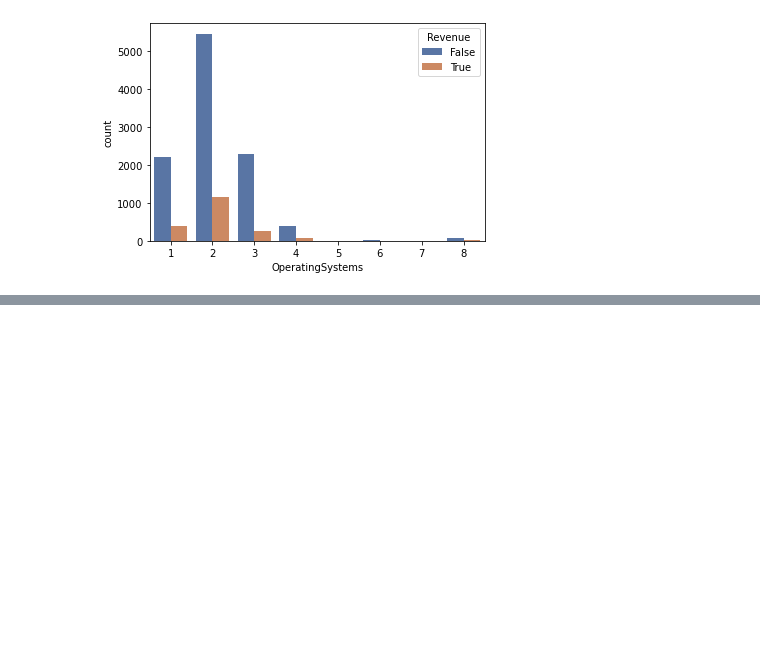
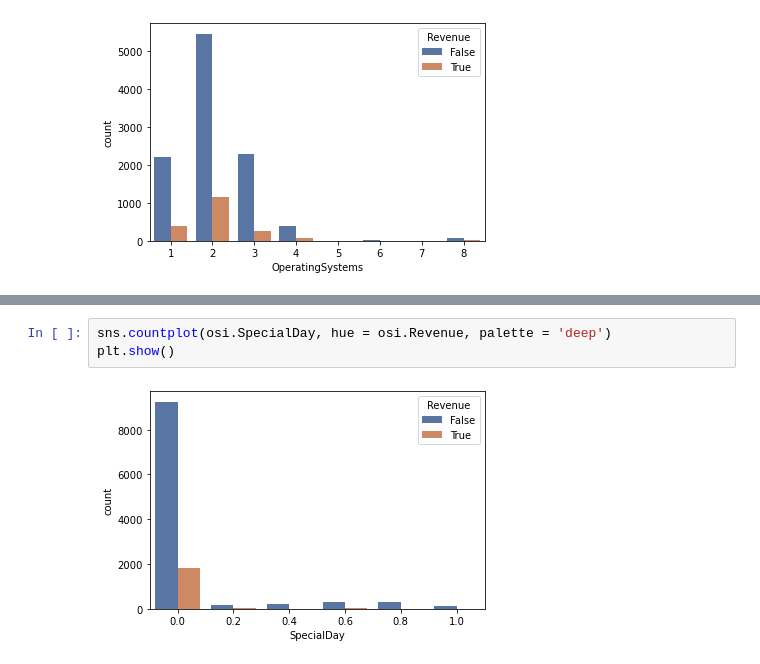
Before and after one commit to navchandru/Academic-Projects, a Jupyter notebook: Online Shoppers intention/OSI.ipynb, the cells around one changed output, grey strips where cells are left out. Cells and saved outputs as stored; diff of their text form; blank space fills up the shorter version.

```diff
--- a/Online Shoppers intention/OSI.ipynb
+++ b/Online Shoppers intention/OSI.ipynb
@@ -281,0 +292,5 @@ plt.show()
+# %%
+sns.countplot(osi.SpecialDay, hue = osi.Revenue, palette = 'deep')
+plt.show()
+# %% [output]
+[figure, added]
```
Also changed, not shown: parts of 2 cells of this notebook.
